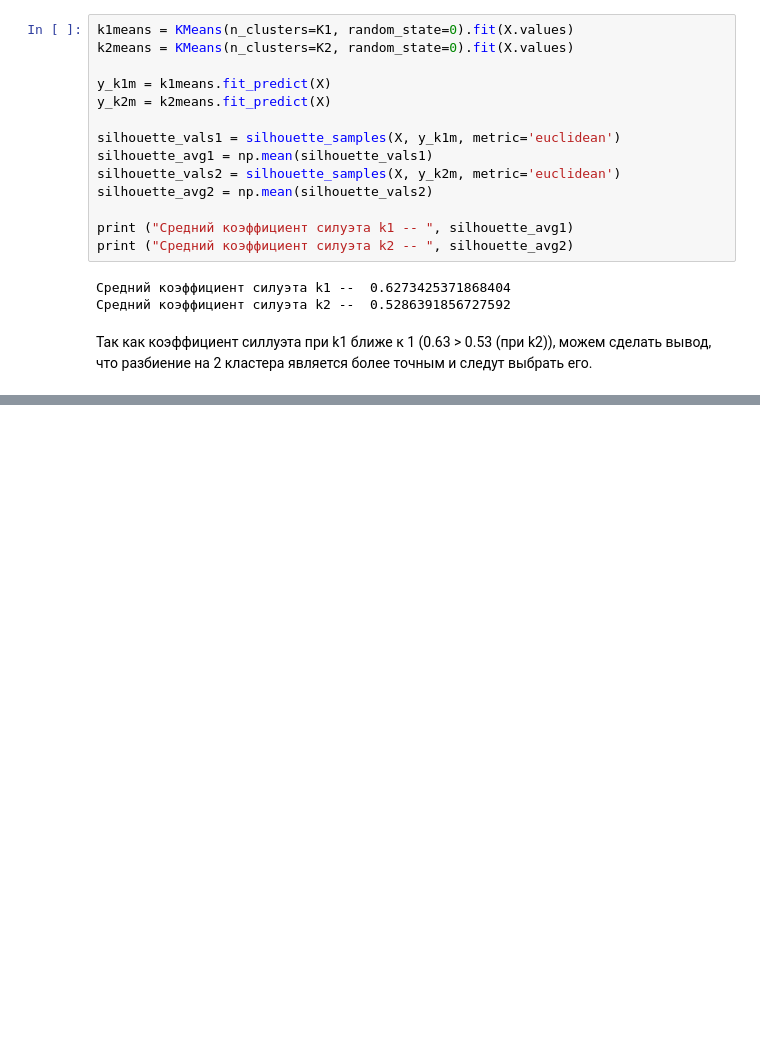
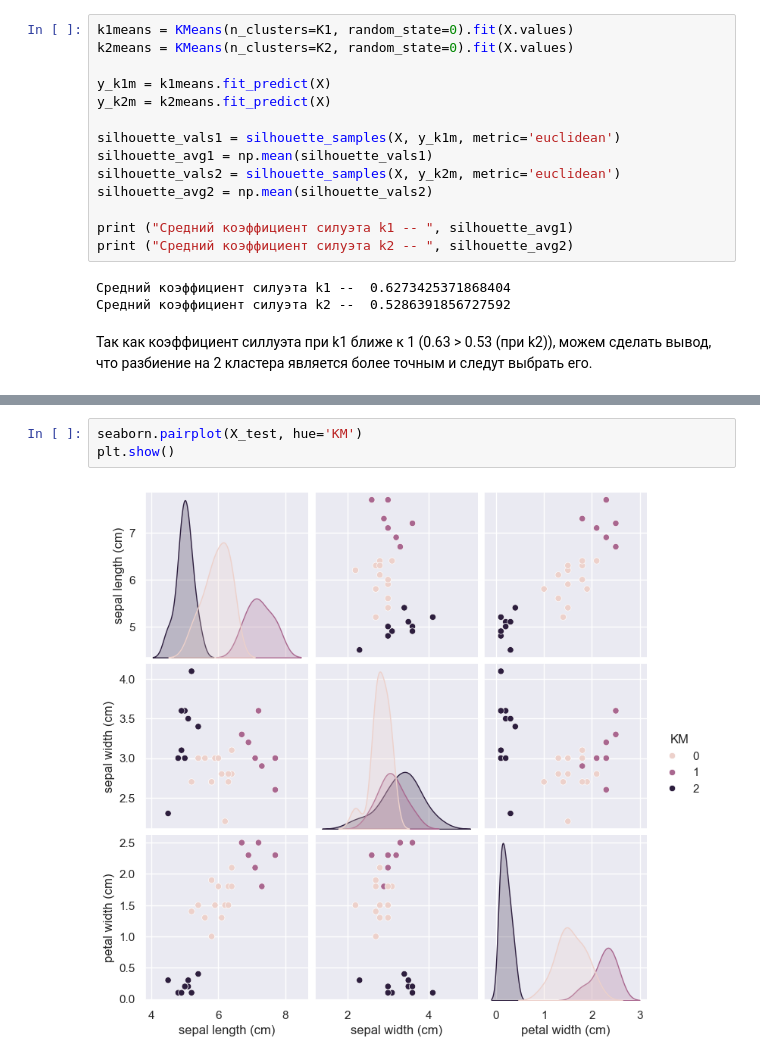
Before and after one commit to GregValdemarov/SUM_PMI3-1_ML, a Jupyter notebook: Semester2/Labs/Lab1.ipynb, the cells around one changed output, grey strips where cells are left out. Saved outputs shown, nothing was run; the diff lists cells and outputs as text; blank space fills up the shorter version.

```diff
--- a/Semester2/Labs/Lab1.ipynb
+++ b/Semester2/Labs/Lab1.ipynb
@@ -123,0 +167,5 @@ print ("Средний коэффициент силуэта k2 -- ", silhouette
+# %%
+seaborn.pairplot(X_test, hue='KM')
+plt.show()
+# %% [output]
+[figure, added]
```
Also changed, not shown: parts of 10 cells of this notebook.
